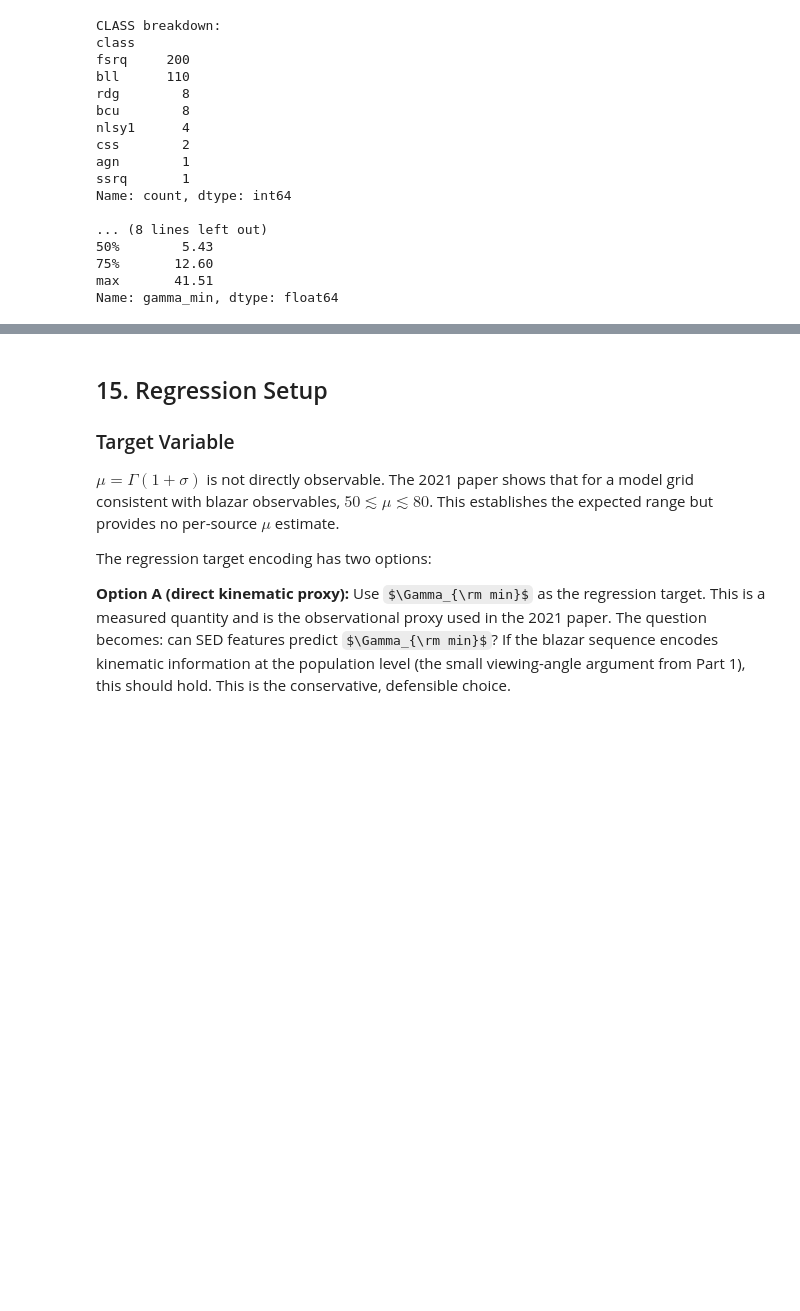
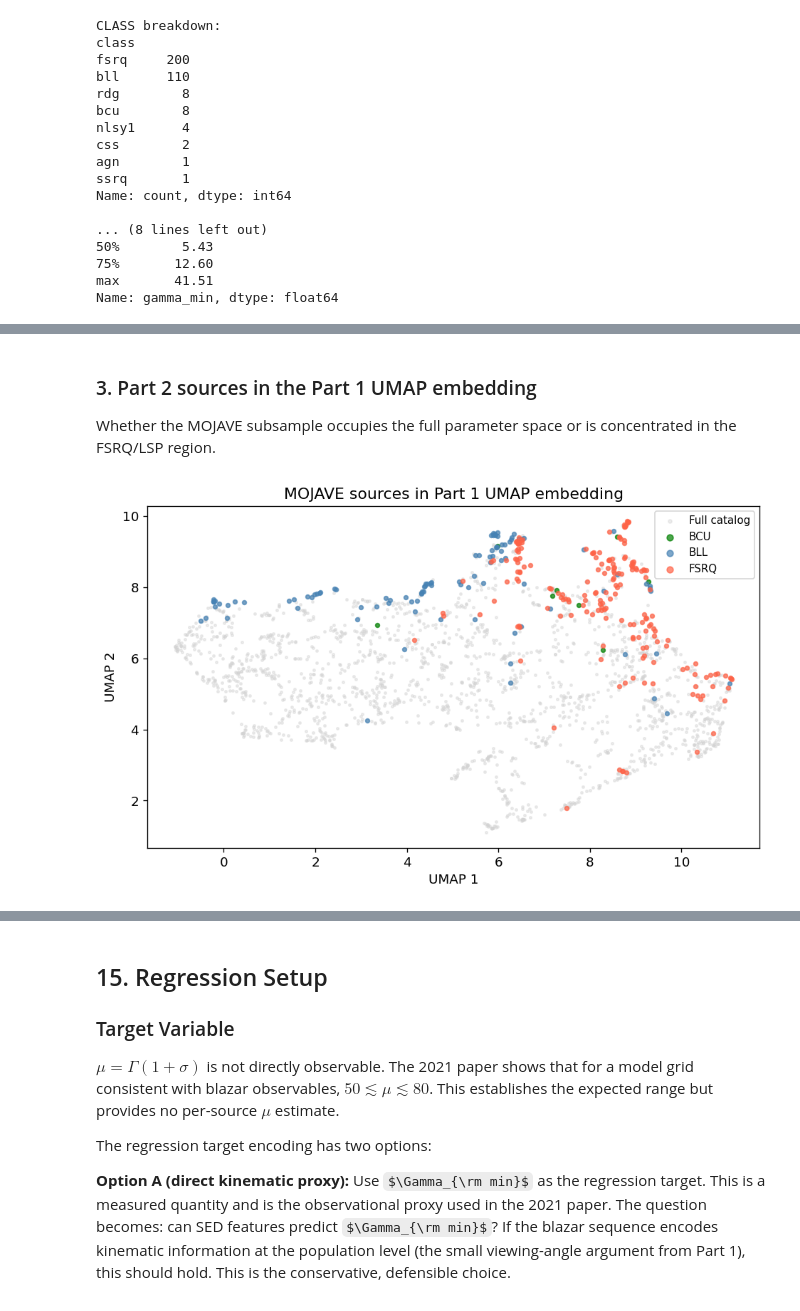
Before and after one commit to altjerue/ilwikak-ml, a Jupyter notebook: blazar_population_ml-p2.ipynb, the cells around one changed output, grey strips where cells are left out. Saved outputs shown, nothing was run; the diff lists cells and outputs as text; code cells hidden in the pictures; some formulas as TeX source; blank space fills up the shorter version.

Commit message:
Re-esctructuring EDA of Part 2

```diff
--- a/blazar_population_ml-p2.ipynb
+++ b/blazar_population_ml-p2.ipynb
@@ -239,0 +195,34 @@ plt.show()
+# %% [markdown]
+### 3. Part 2 sources in the Part 1 UMAP embedding
+
+Whether the MOJAVE subsample occupies the full parameter space or is concentrated in the FSRQ/LSP region.
+# %%
+# 3. UMAP overlay: full catalog + MOJAVE subsample
+fig, ax = plt.subplots(figsize=(8, 5))
+ax.scatter(
+    pca_df["UMAP1"],
+    pca_df["UMAP2"],
+    c="lightgray",
+    s=4,
+    alpha=0.4,
+    rasterized=True,
+    label="Full catalog",
+)
+for cls, grp in mojave_in_pca.groupby("class"):
+    ax.scatter(
+        grp["UMAP1"],
+        grp["UMAP2"],
+        s=12,
+        alpha=0.7,
+        color=CLASS_COLORS.get(cls, "gray"),
+        label=cls.upper(),
+    )
+ax.set_xlabel("UMAP 1")
+ax.set_ylabel("UMAP 2")
+ax.set_title("MOJAVE sources in Part 1 UMAP embedding")
+ax.legend(markerscale=1.5, fontsize=9)
+
+plt.tight_layout()
+plt.show()
+# %% [output]
+[figure, added]
```
Also changed, not shown: parts of 11 cells of this notebook.
